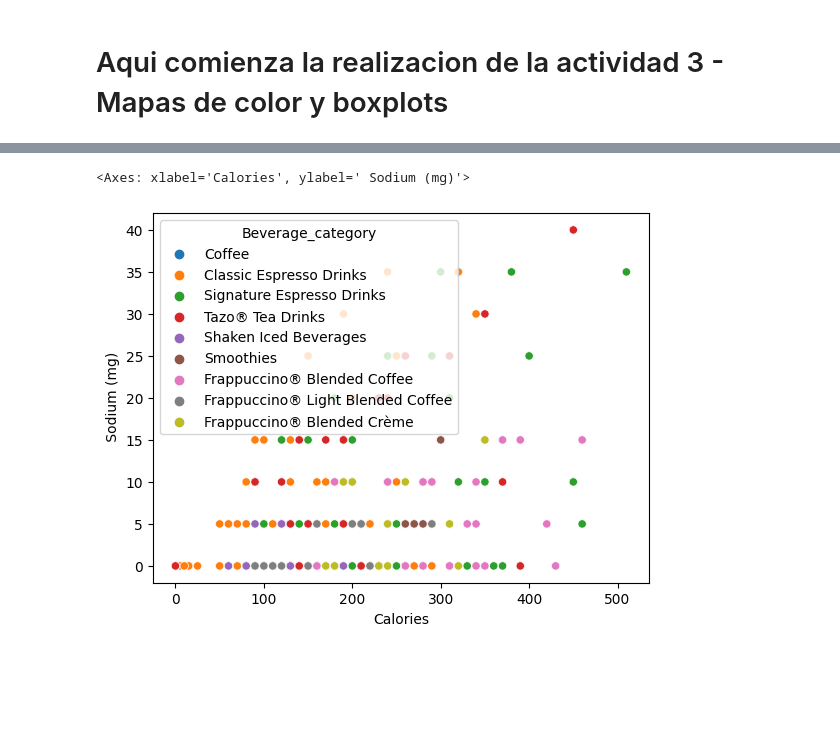
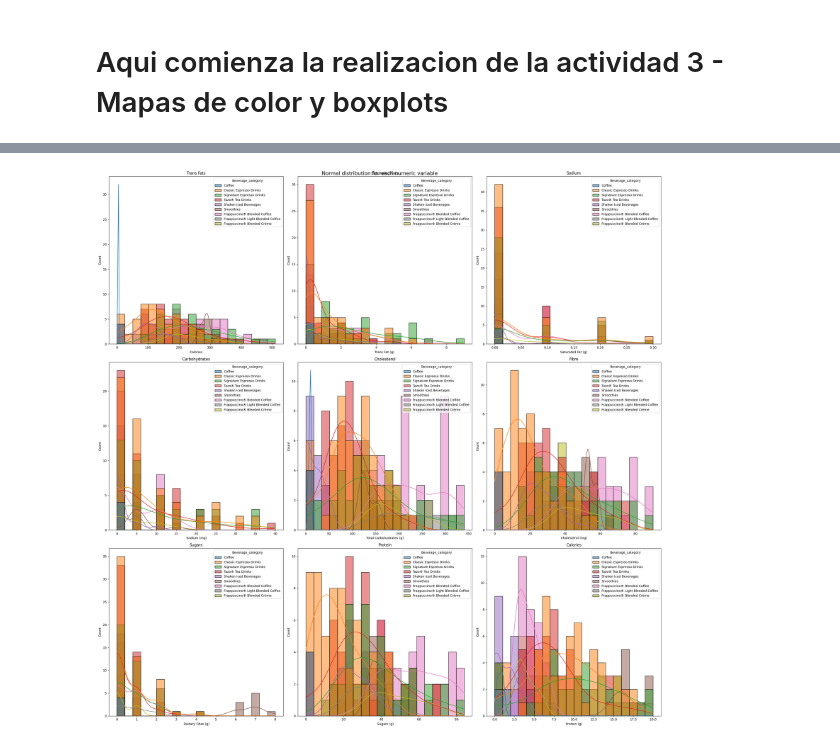
Before and after one commit to JorgePAJ/semanaTecFinal, a Jupyter notebook: sbx_dataset.ipynb, the cells around one changed output, grey strips where cells are left out. Saved outputs shown, nothing was run; the diff lists cells and outputs as text; code cells hidden in the pictures; blank space fills up the shorter version.

```diff
--- a/sbx_dataset.ipynb
+++ b/sbx_dataset.ipynb
@@ -219,5 +208,41 @@ sns.histplot(data=data, x='Calories', hue= 'Beverage_category' , bins=20, kde= T
-# %%
-sns.scatterplot(data=data, x ='Calories', y=' Sodium (mg)', hue='Beverage_category')
-# %% [output]
-<Axes: xlabel='Calories', ylabel=' Sodium (mg)'>
-[figure, removed]
+# %%
+fig = plt.figure(figsize=(25, 25))
+gs = gridspec.GridSpec(3, 3)
+fig.suptitle("Normal distribution for each numeric variable", fontsize=16)
+
+ax1 = plt.subplot(gs[0, 0])  # First row, first column
+ax2 = plt.subplot(gs[0, 1])  # First row, second column
+ax3 = plt.subplot(gs[0, 2])  # First row, third column
+ax4 = plt.subplot(gs[1, 0])  # Second row, first column
+ax5 = plt.subplot(gs[1, 1])  # Second row, second column
+ax6 = plt.subplot(gs[1, 2])  # Second row, third column
+ax7 = plt.subplot(gs[2, 0])  # Third row, first column
+ax8 = plt.subplot(gs[2, 1])  # Third row, second column
+ax9 = plt.subplot(gs[2, 2])  # Third row, third column
+
+
+sns.histplot(data=data, x='Calories', hue = 'Beverage_category', ax = ax1, bins=20, kde= True)
+sns.histplot(data=data, x='Trans Fat (g) ', hue = 'Beverage_category', ax = ax2, bins=20, kde= True)
+sns.histplot(data=data, x='Saturated Fat (g)', hue = 'Beverage_category', ax = ax3, bins=20, kde= True)
+sns.histplot(data=data, x=' Sodium (mg)', hue = 'Beverage_category', ax = ax4, bins=20, kde= True)
+sns.histplot(data=data, x=' Total Carbohydrates (g) ', hue = 'Beverage_category', ax = ax5, bins=20, kde= True)
+sns.histplot(data=data, x='Cholesterol (mg)', hue = 'Beverage_category', ax = ax6, bins=20, kde= True)
+sns.histplot(data=data, x=' Dietary Fibre (g)', hue = 'Beverage_category', ax = ax7, bins=20, kde= True)
+sns.histplot(data=data, x=' Sugars (g)', hue = 'Beverage_category', ax = ax8, bins=20, kde= True)
+sns.histplot(data=data, x=' Protein (g) ', hue = 'Beverage_category', ax = ax9, bins=20, kde= True)
+
+ax9.set_title("Calories")
+ax1.set_title("Trans Fats")
+ax2.set_title("Saturated Fats")
+ax3.set_title("Sodium")
+ax4.set_title("Carbohydrates")
+ax5.set_title("Cholesterol")
+ax6.set_title("Fibre")
+ax7.set_title("Sugars")
+ax8.set_title("Protein")
+
+
+plt.tight_layout()
+plt.show()
+# %% [output]
+[figure, added]
```
Also changed, not shown: parts of 11 cells of this notebook.
